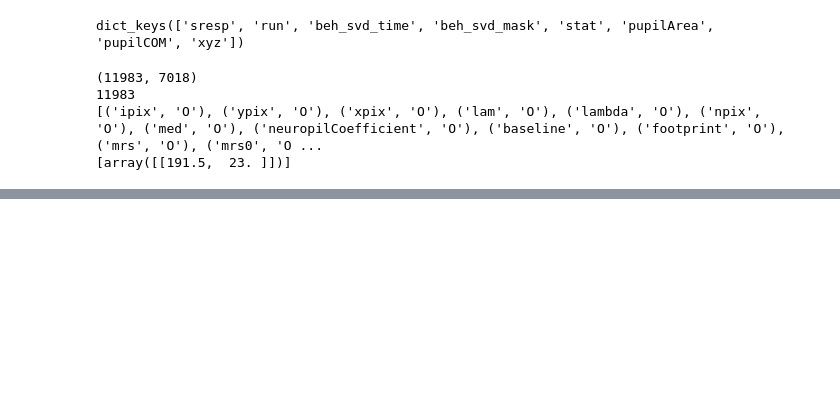
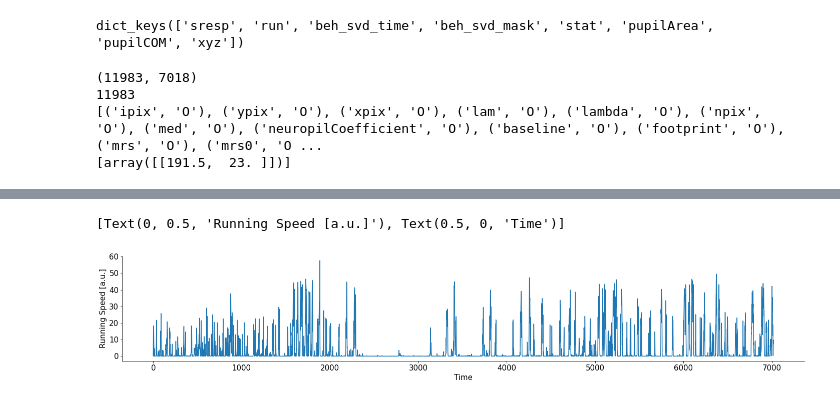
Before and after one commit to grawoods/teamA-grebes-NMA2020, a Jupyter notebook: SM/200723_sm_nma.ipynb, the cells around one changed output, grey strips where cells are left out. Drawn from its saved outputs; the diff is of its cells as text; code cells hidden in the pictures; blank space fills up the shorter version.

```diff
--- a/SM/200723_sm_nma.ipynb
+++ b/SM/200723_sm_nma.ipynb
@@ -61,0 +62,10 @@ ax.set(
+# %%
+plt.plot(run[:])
+ax = plt.gca()
+ax.set(
+  xlabel="Time",
+  ylabel="Running Speed [a.u.]",
+)
+# %% [output]
+[Text(0, 0.5, 'Running Speed [a.u.]'), Text(0.5, 0, 'Time')]
+[figure, added]
```
Also changed, not shown: parts of 10 cells of this notebook.
